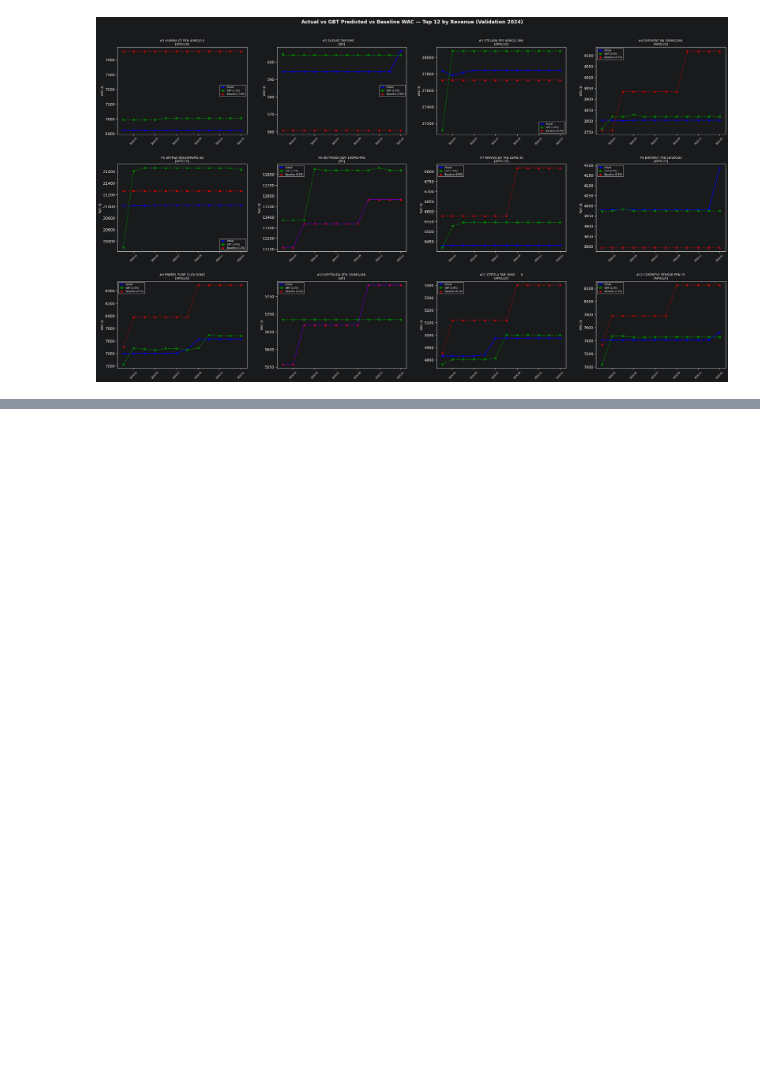
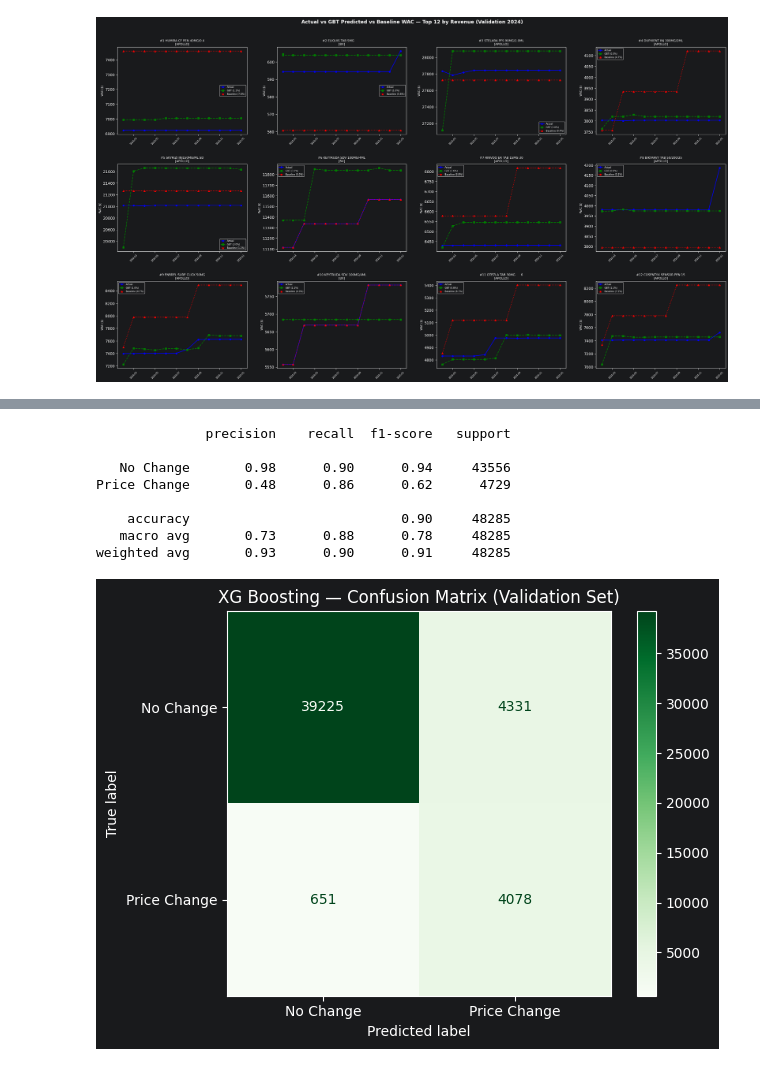
Before and after one commit to praveen-mck/WAC-PI-Forecasting, a Jupyter notebook: models/Tree_based_modeling.ipynb, the cells around one changed output, grey strips where cells are left out. Saved outputs shown, nothing was run; the diff lists cells and outputs as text; code cells hidden in the pictures; blank space fills up the shorter version.

```diff
--- a/models/Tree_based_modeling.ipynb
+++ b/models/Tree_based_modeling.ipynb
@@ -1001,0 +821,21 @@ Saved -> data/real_data/enbrel_all_predictions.csv
+# %%
+y_xgbt_pred = gbt_classifier.predict(X_test)
+
+print(classification_report(y_test, y_xgbt_pred, target_names=['No Change', 'Price Change']))
+
+cm_gbt = confusion_matrix(y_test, y_xgbt_pred)
+disp_gbt = ConfusionMatrixDisplay(confusion_matrix=cm_gbt, display_labels=['No Change', 'Price Change'])
+disp_gbt.plot(cmap='Greens')
+plt.title('XG Boosting — Confusion Matrix (Validation Set)')
+plt.tight_layout()
+plt.show()
+# %% [output]
+              precision    recall  f1-score   support
+
+   No Change       0.98      0.90      0.94     43556
+Price Change       0.48      0.86      0.62      4729
+
+    accuracy                           0.90     48285
+   macro avg       0.73      0.88      0.78     48285
+weighted avg       0.93      0.90      0.91     48285
+[figure, added]
```
Also changed, not shown: parts of 14 cells of this notebook.
